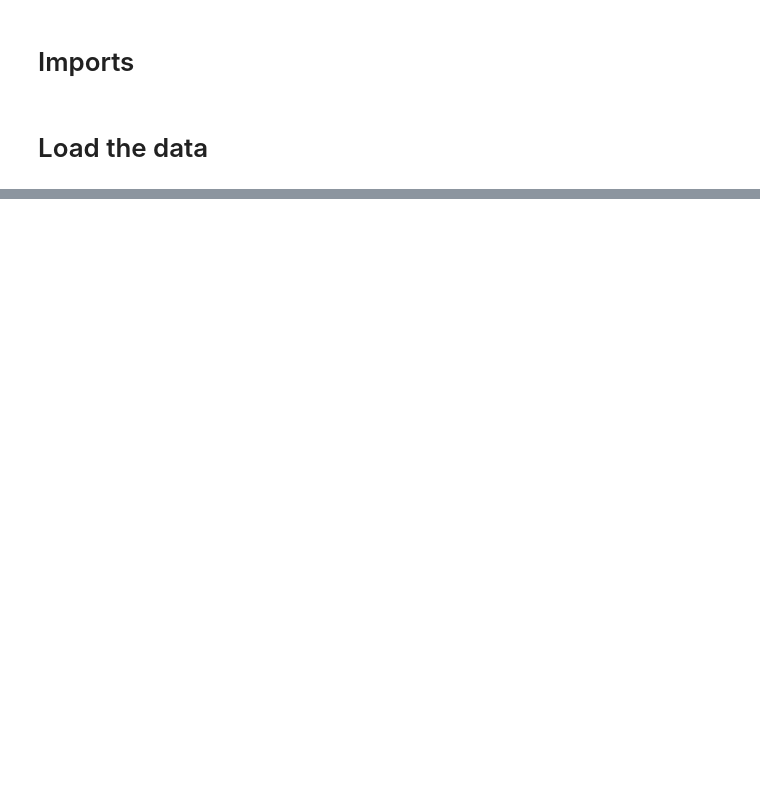
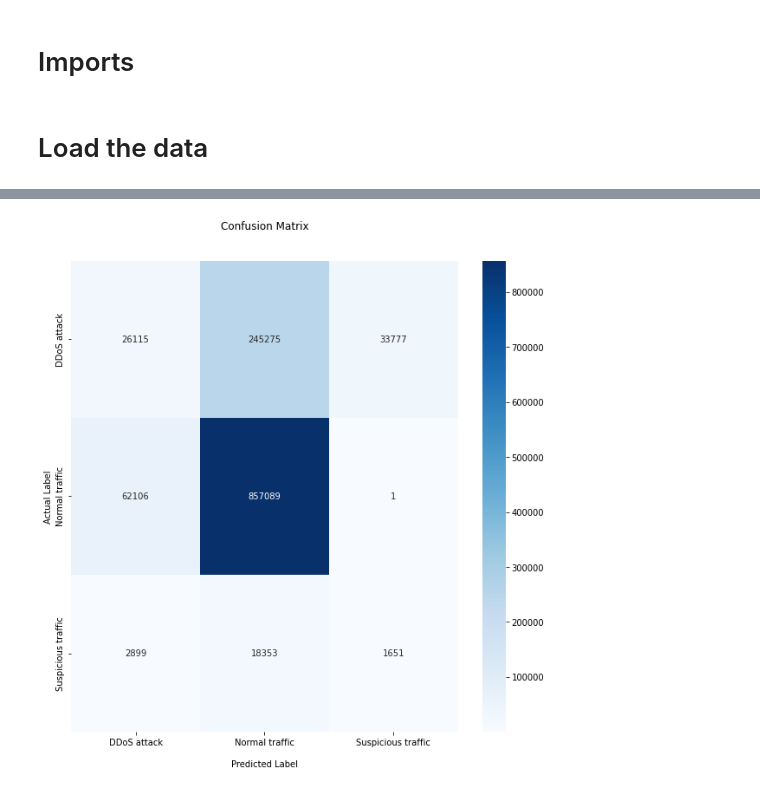
Before and after one commit to LordLokator/ADAML_24, a Jupyter notebook: notebooks/training.ipynb, the cells around one changed output, grey strips where cells are left out. Saved outputs shown, nothing was run; the diff lists cells and outputs as text; code cells hidden in the pictures; blank space fills up the shorter version.

```diff
--- a/notebooks/training.ipynb
+++ b/notebooks/training.ipynb
@@ -93,6 +110,7 @@ Suspicious traffic       0.86      0.59      0.70     11650
 # %%
 # get target features
 data_df = valid_df_scaled.drop(columns=['Type'])
+data_df = data_df.reindex(sorted(data_df.columns), axis=1)
 target_df = valid_df_scaled['Type']
 
 # encode target labels
@@ -126,0 +151,19 @@ Suspicious traffic       0.00      0.00      0.00     22903
+# %%
+import seaborn as sns
+
+cf_matrix = confusion_matrix(y_valid, y_pred)
+
+fig = plt.figure(figsize=(10,10))
+
+class_names = target_label_encoder.inverse_transform([0,1,2])
+
+ax = sns.heatmap(cf_matrix, annot=True, cmap='Blues',fmt = 'd', xticklabels=class_names, yticklabels=class_names)
+
+ax.set_title('Confusion Matrix\n\n')
+ax.set_xlabel('\nPredicted Label')
+ax.set_ylabel('Actual Label')
+
+## Display the visualization of the Confusion Matrix.
+plt.show()
+# %% [output]
+[figure, added]
```
Also changed, not shown: parts of 12 cells of this notebook, 1 other file.
